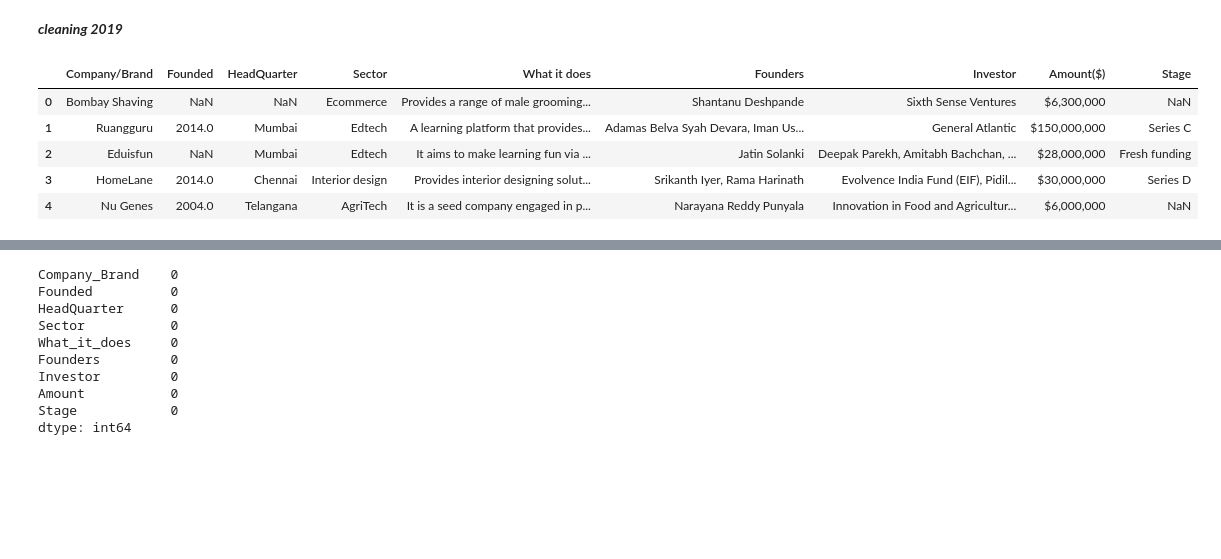
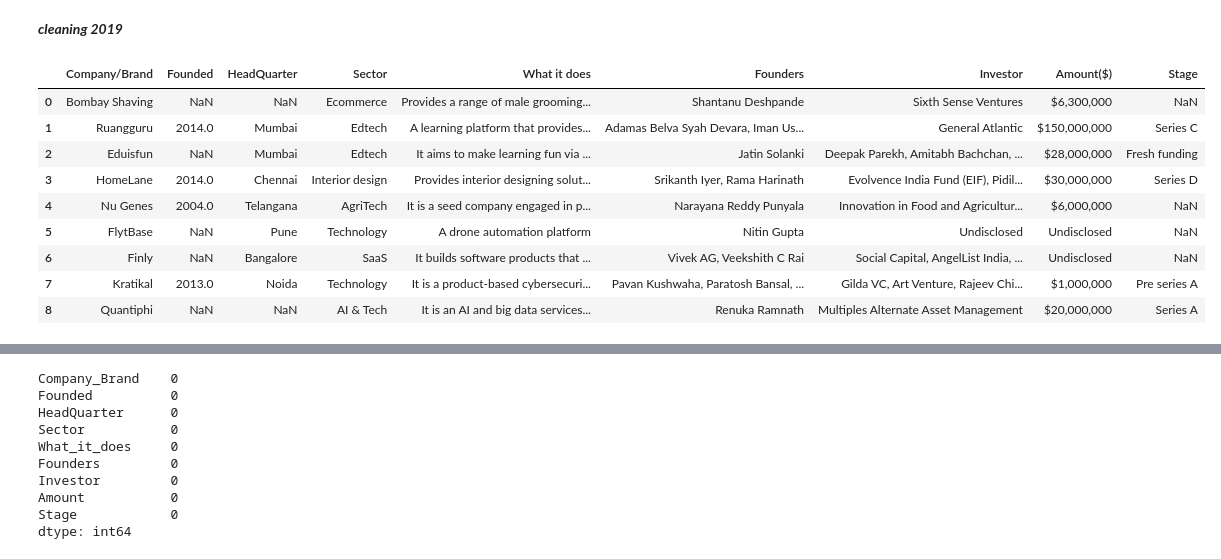
Before and after one commit to Georginahnjeri/Ecosystem-Startup, a Jupyter notebook: Untitled.ipynb, the cells around one changed output, grey strips where cells are left out. Drawn from its saved outputs; the diff is of its cells as text; code cells hidden in the pictures; blank space fills up the shorter version.

Commit message:
finalizing on cleaning my data

```diff
--- a/Untitled.ipynb
+++ b/Untitled.ipynb
@@ -498,11 +640,15 @@ dtype: int64
 ***cleaning 2019***
 # %%
 #viewing 2019 data
-df_2019.head()
+df_2019.head(9)
 # %% [output]
 |  | Company/Brand | Founded | HeadQuarter | Sector | What it does | Founders | Investor | Amount($) | Stage |
 | 0 | Bombay Shaving | NaN | NaN | Ecommerce | Provides a range of male grooming... | Shantanu Deshpande | Sixth Sense Ventures | $6,300,000 | NaN |
 | 1 | Ruangguru | 2014.0 | Mumbai | Edtech | A learning platform that provides... | Adamas Belva Syah Devara, Iman Us... | General Atlantic | $150,000,000 | Series C |
 | 2 | Eduisfun | NaN | Mumbai | Edtech | It aims to make learning fun via ... | Jatin Solanki | Deepak Parekh, Amitabh Bachchan, ... | $28,000,000 | Fresh funding |
 | 3 | HomeLane | 2014.0 | Chennai | Interior design | Provides interior designing solut... | Srikanth Iyer, Rama Harinath | Evolvence India Fund (EIF), Pidil... | $30,000,000 | Series D |
 | 4 | Nu Genes | 2004.0 | Telangana | AgriTech | It is a seed company engaged in p... | Narayana Reddy Punyala | Innovation in Food and Agricultur... | $6,000,000 | NaN |
+| 5 | FlytBase | NaN | Pune | Technology | A drone automation platform | Nitin Gupta | Undisclosed | Undisclosed | NaN |
+| 6 | Finly | NaN | Bangalore | SaaS | It builds software products that ... | Vivek AG, Veekshith C Rai | Social Capital, AngelList India, ... | Undisclosed | NaN |
+| 7 | Kratikal | 2013.0 | Noida | Technology | It is a product-based cybersecuri... | Pavan Kushwaha, Paratosh Bansal, ... | Gilda VC, Art Venture, Rajeev Chi... | $1,000,000 | Pre series A |
+| 8 | Quantiphi | NaN | NaN | AI & Tech | It is an AI and big data services... | Renuka Ramnath | Multiples Alternate Asset Management | $20,000,000 | Series A |
```
Also changed, not shown: parts of 16 cells of this notebook.
